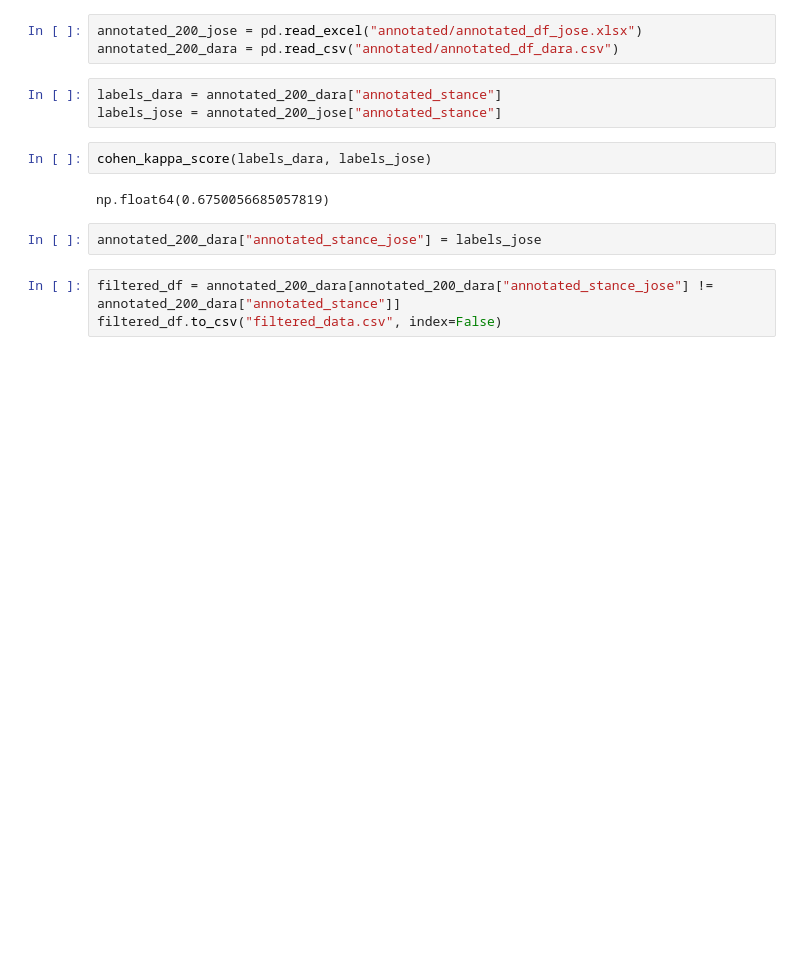
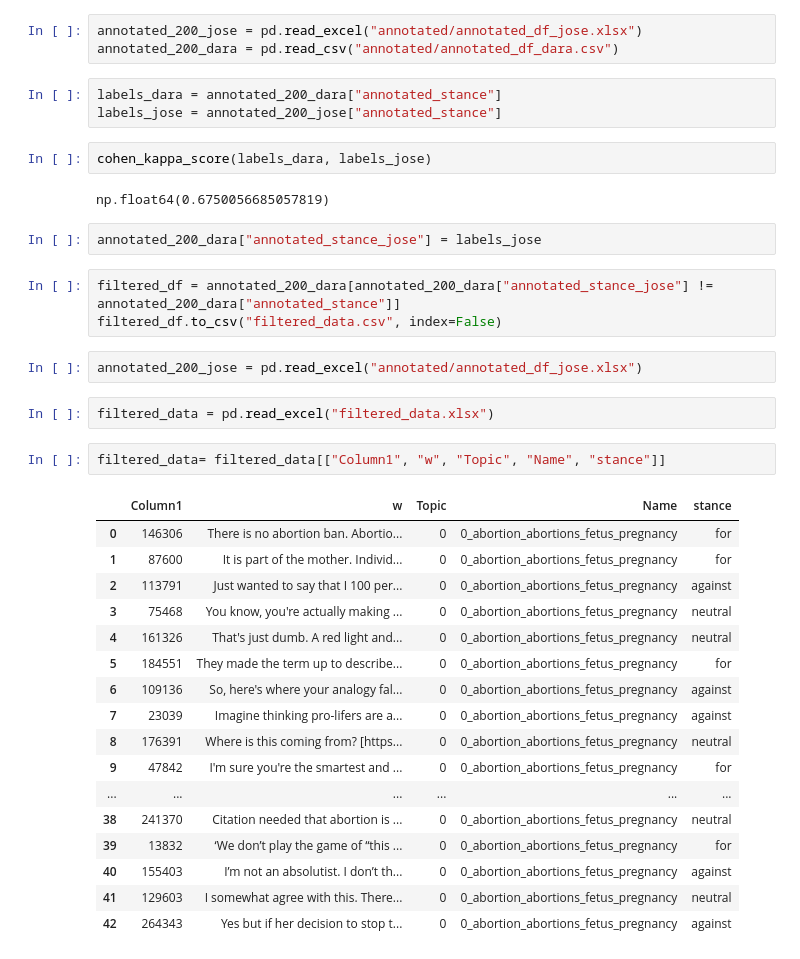
Before and after one commit to b0psheva27/BSc_project_polarization, a Jupyter notebook: 02_dataset_generation.ipynb, the cells around one changed output. Cells and saved outputs as stored; diff of their text form; blank space fills up the shorter version.

```diff
--- a/02_dataset_generation.ipynb
+++ b/02_dataset_generation.ipynb
@@ -48,3 +47,27 @@ annotated_200_dara["annotated_stance_jose"] = labels_jose
 # %%
 filtered_df = annotated_200_dara[annotated_200_dara["annotated_stance_jose"] != annotated_200_dara["annotated_stance"]]
 filtered_df.to_csv("filtered_data.csv", index=False)
+# %%
+annotated_200_jose = pd.read_excel("annotated/annotated_df_jose.xlsx")
+# %%
+filtered_data = pd.read_excel("filtered_data.xlsx")
+# %%
+filtered_data= filtered_data[["Column1", "w", "Topic", "Name", "stance"]]
+# %% [output]
+|  | Column1 | w | Topic | Name | stance |
+| 0 | 146306 | There is no abortion ban. Abortio... | 0 | 0_abortion_abortions_fetus_pregnancy | for |
+| 1 | 87600 | It is part of the mother. Individ... | 0 | 0_abortion_abortions_fetus_pregnancy | for |
+| 2 | 113791 | Just wanted to say that I 100 per... | 0 | 0_abortion_abortions_fetus_pregnancy | against |
+| 3 | 75468 | You know, you're actually making ... | 0 | 0_abortion_abortions_fetus_pregnancy | neutral |
+| 4 | 161326 | That's just dumb. A red light and... | 0 | 0_abortion_abortions_fetus_pregnancy | neutral |
+| 5 | 184551 | They made the term up to describe... | 0 | 0_abortion_abortions_fetus_pregnancy | for |
+| 6 | 109136 | So, here's where your analogy fal... | 0 | 0_abortion_abortions_fetus_pregnancy | against |
+| 7 | 23039 | Imagine thinking pro-lifers are a... | 0 | 0_abortion_abortions_fetus_pregnancy | against |
+| 8 | 176391 | Where is this coming from? [https... | 0 | 0_abortion_abortions_fetus_pregnancy | neutral |
+| 9 | 47842 | I'm sure you're the smartest and ... | 0 | 0_abortion_abortions_fetus_pregnancy | for |
+| ... | ... | ... | ... | ... | ... |
+| 38 | 241370 | Citation needed that abortion is ... | 0 | 0_abortion_abortions_fetus_pregnancy | neutral |
+| 39 | 13832 | ‘We don’t play the game of “this ... | 0 | 0_abortion_abortions_fetus_pregnancy | for |
+| 40 | 155403 | I’m not an absolutist. I don’t th... | 0 | 0_abortion_abortions_fetus_pregnancy | against |
+| 41 | 129603 | I somewhat agree with this. There... | 0 | 0_abortion_abortions_fetus_pregnancy | neutral |
+| 42 | 264343 | Yes but if her decision to stop t... | 0 | 0_abortion_abortions_fetus_pregnancy | against |
```
Also changed, not shown: parts of 3 cells of this notebook, 3 other files.
